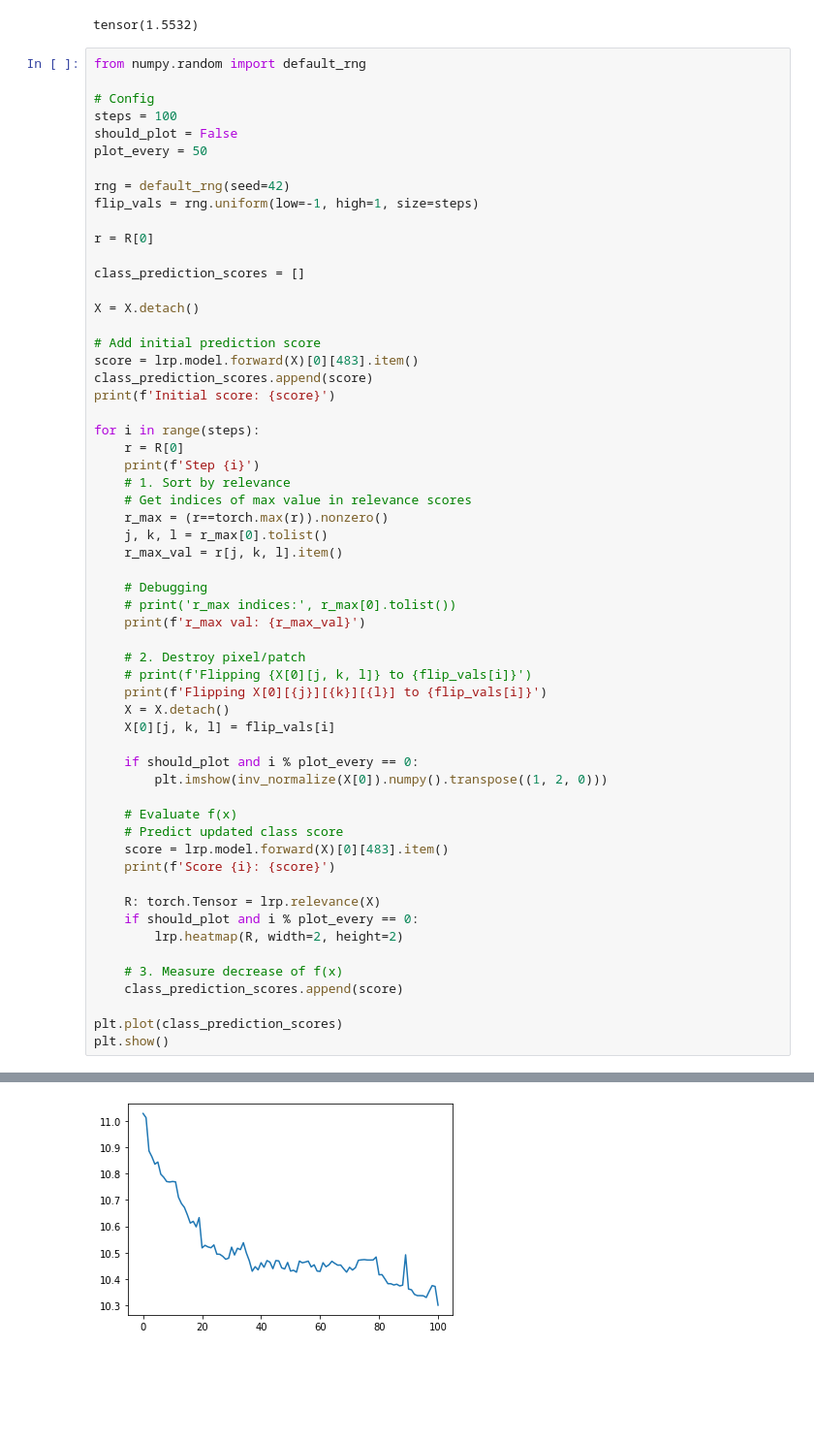
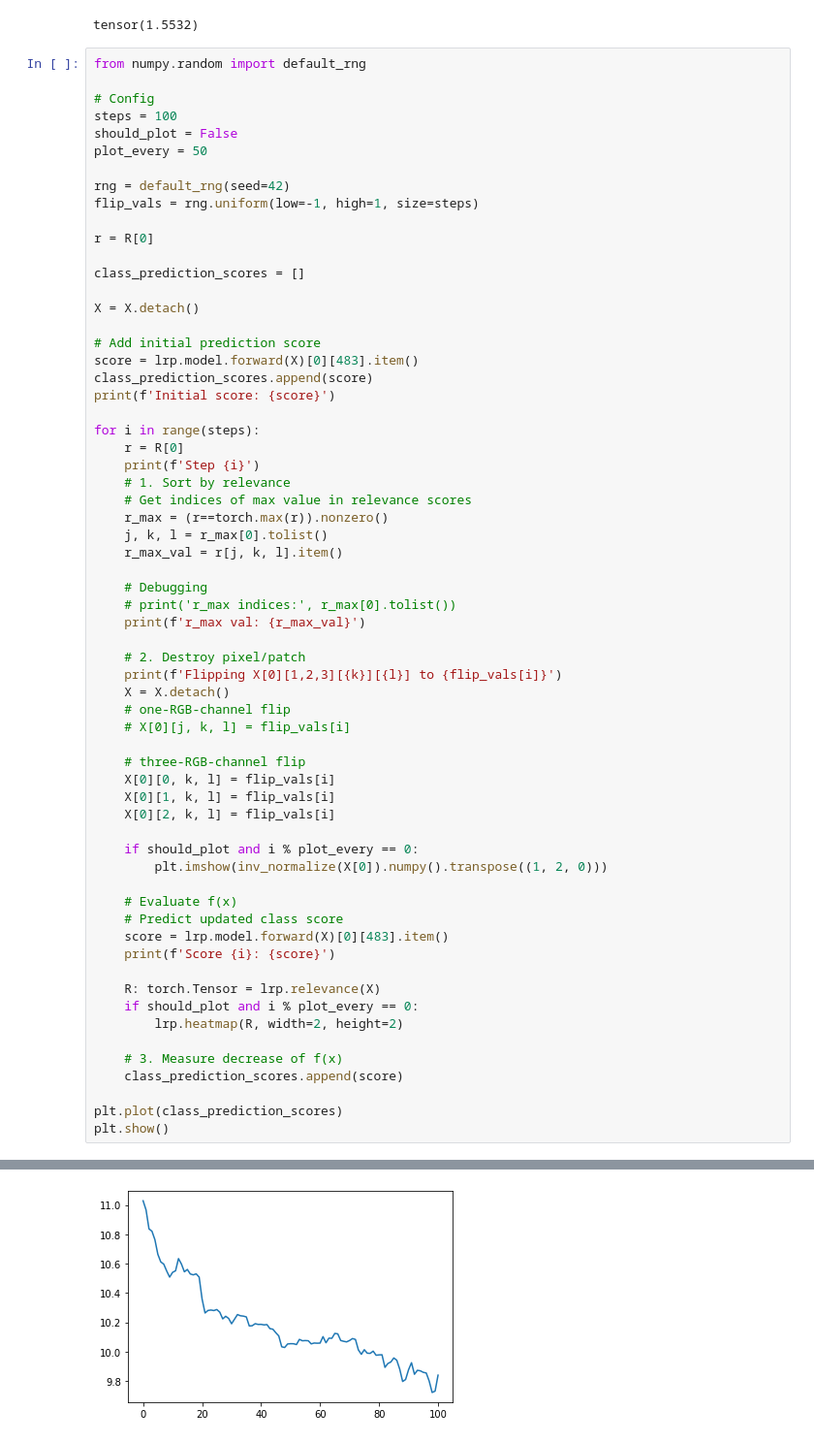
Before and after one commit to rodrigobdz/lrp, a Jupyter notebook: experiments/pixel-flipping.ipynb, the cells around one changed output, grey strips where cells are left out. Shown at 97% size. Saved outputs shown, nothing was run; the diff lists cells and outputs as text; blank space fills up the shorter version.

```diff
--- a/experiments/pixel-flipping.ipynb
+++ b/experiments/pixel-flipping.ipynb
@@ -164,10 +164,15 @@ for i in range(steps):
     print(f'r_max val: {r_max_val}')
 
     # 2. Destroy pixel/patch
-    # print(f'Flipping {X[0][j, k, l]} to {flip_vals[i]}')
-    print(f'Flipping X[0][{j}][{k}][{l}] to {flip_vals[i]}')
+    print(f'Flipping X[0][1,2,3][{k}][{l}] to {flip_vals[i]}')
     X = X.detach()
-    X[0][j, k, l] = flip_vals[i]
+    # one-RGB-channel flip
+    # X[0][j, k, l] = flip_vals[i]
+
+    # three-RGB-channel flip
+    X[0][0, k, l] = flip_vals[i]
+    X[0][1, k, l] = flip_vals[i]
+    X[0][2, k, l] = flip_vals[i]
 
     if should_plot and i % plot_every == 0:
         plt.imshow(inv_normalize(X[0]).numpy().transpose((1, 2, 0)))
@@ -207 +212 @@ Score 99: 10.300339698791504
-[figure, old version]
+[figure, new version]
```
Also changed, not shown: parts of 1 cell of this notebook, 1 other file.
